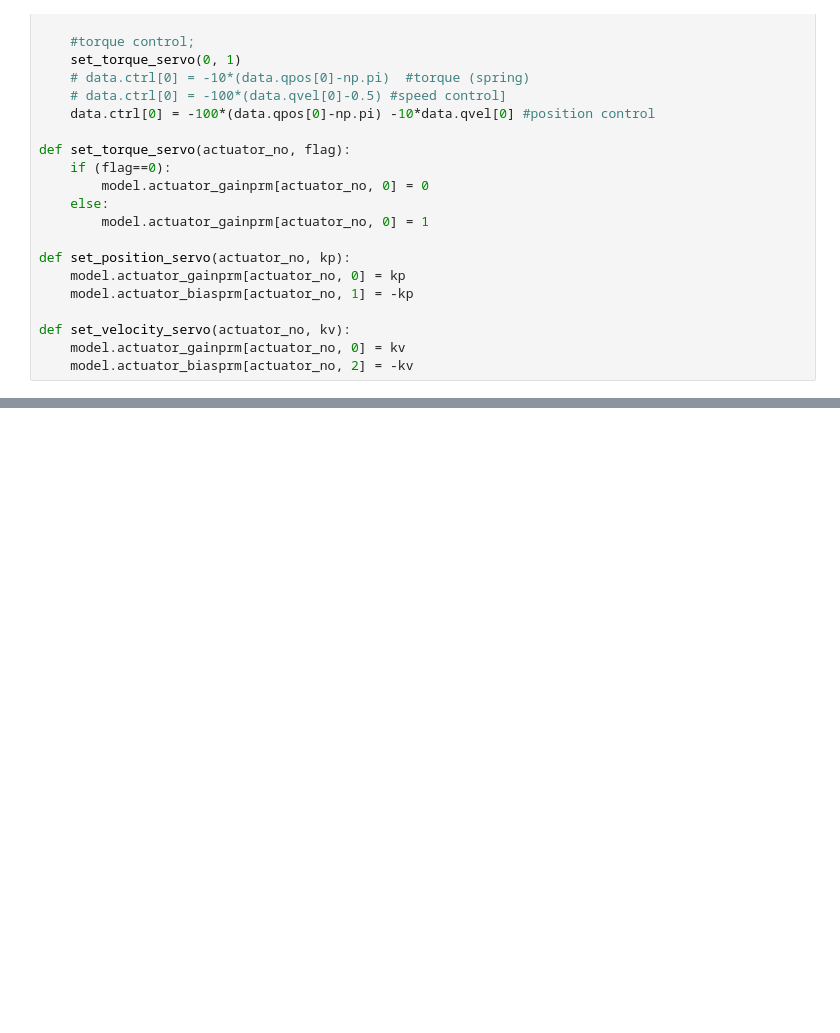
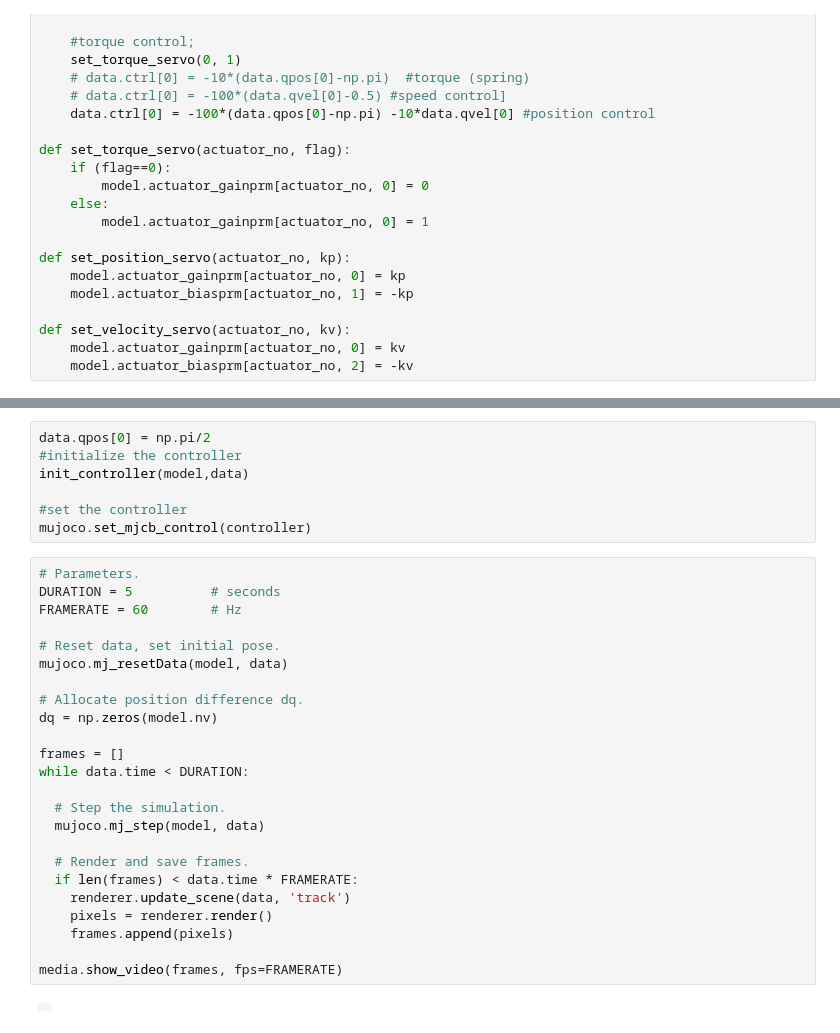
Before and after one commit to arachakonda/SIMULATIONS, a Jupyter notebook: mujoco_exploration/sessions/session_4/session4.ipynb, the cells around one changed output, grey strips where cells are left out. Cells and saved outputs as stored; diff of their text form; blank space fills up the shorter version.

```diff
--- a/mujoco_exploration/sessions/session_4/session4.ipynb
+++ b/mujoco_exploration/sessions/session_4/session4.ipynb
@@ -72,3 +74,36 @@ renderer.update_scene(data)
 media.show_image(renderer.render())
 # %% [output]
 [interactive output not drawn]
+# %%
+data.qpos[0] = np.pi/2
+#initialize the controller
+init_controller(model,data)
+
+#set the controller
+mujoco.set_mjcb_control(controller)
+# %%
+# Parameters.
+DURATION = 5          # seconds
+FRAMERATE = 60        # Hz
+
+# Reset data, set initial pose.
+mujoco.mj_resetData(model, data)
+
+# Allocate position difference dq.
+dq = np.zeros(model.nv)
+
+frames = []
+while data.time < DURATION:
+
+  # Step the simulation.
+  mujoco.mj_step(model, data)
+
+  # Render and save frames.
+  if len(frames) < data.time * FRAMERATE:
+    renderer.update_scene(data, 'track')
+    pixels = renderer.render()
+    frames.append(pixels)
+
+media.show_video(frames, fps=FRAMERATE)
+# %% [output]
+|  |
```
Also changed, not shown: parts of 1 cell of this notebook, 1 other file.
